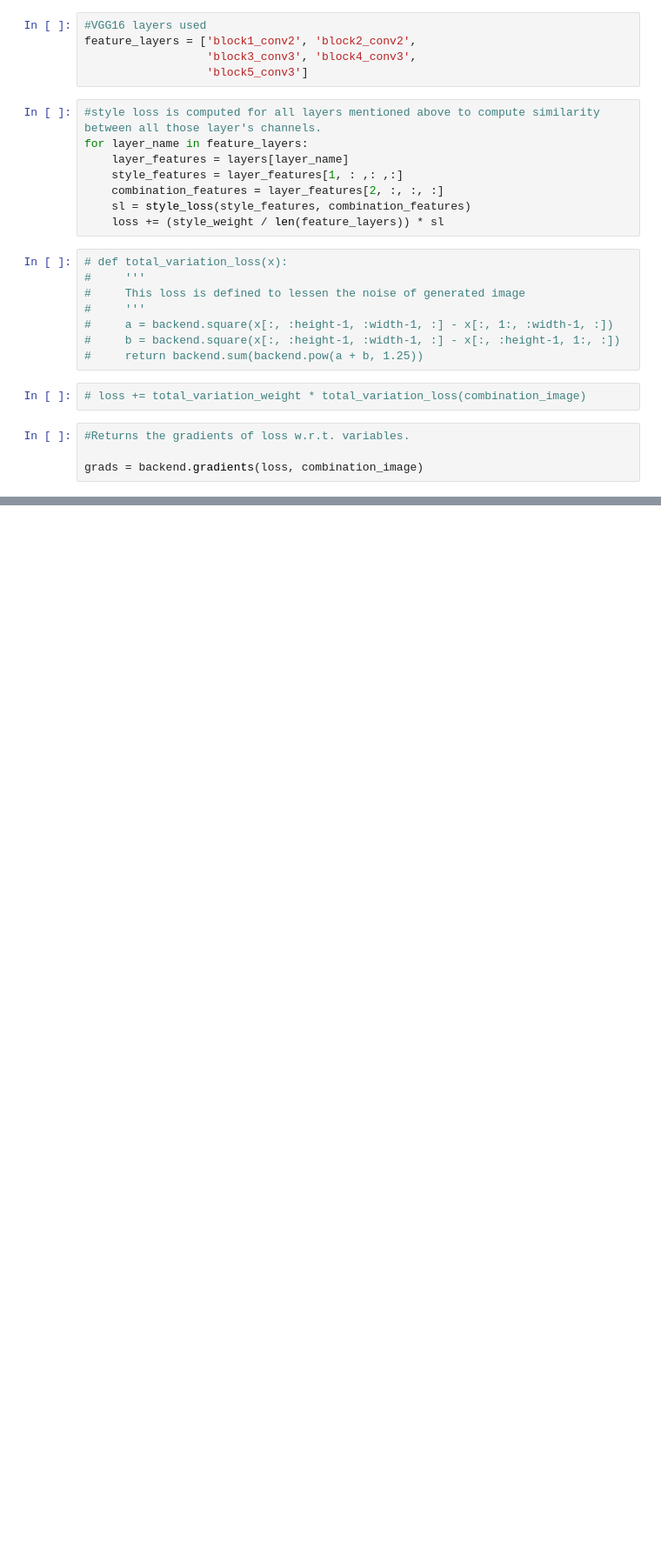
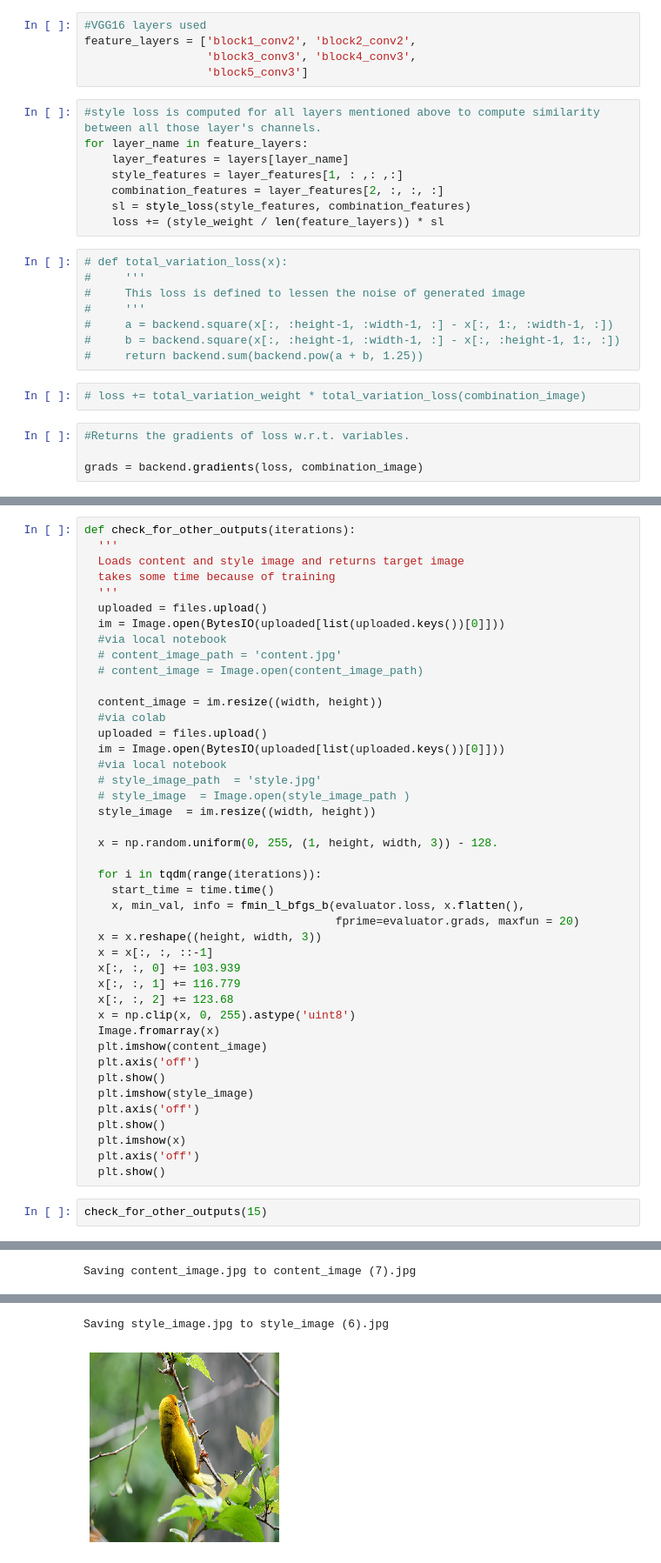
Before and after one commit to Saharsh007/Neural-Style-Transfer, a Jupyter notebook: NSTv1_with_explanation.ipynb, the cells around one changed output, grey strips where cells are left out. Shown at 87% size. Cells and saved outputs as stored; diff of their text form; blank space fills up the shorter version.

```diff
--- a/NSTv1_with_explanation.ipynb
+++ b/NSTv1_with_explanation.ipynb
@@ -232,0 +363,46 @@ f_outputs = backend.function([combination_image], outputs)
+# %%
+def check_for_other_outputs(iterations):
+  '''
+  Loads content and style image and returns target image
+  takes some time because of training
+  '''
+  uploaded = files.upload()
+  im = Image.open(BytesIO(uploaded[list(uploaded.keys())[0]]))
+  #via local notebook
+  # content_image_path = 'content.jpg'
+  # content_image = Image.open(content_image_path)
+
+  content_image = im.resize((width, height))
+  #via colab
+  uploaded = files.upload()
+  im = Image.open(BytesIO(uploaded[list(uploaded.keys())[0]]))
+  #via local notebook
+  # style_image_path  = 'style.jpg'
+  # style_image  = Image.open(style_image_path )
+  style_image  = im.resize((width, height))
+
+  x = np.random.uniform(0, 255, (1, height, width, 3)) - 128.
+
+  for i in tqdm(range(iterations)):
+    start_time = time.time()
+    x, min_val, info = fmin_l_bfgs_b(evaluator.loss, x.flatten(),
+                                     fprime=evaluator.grads, maxfun = 20)
+  x = x.reshape((height, width, 3))
+  x = x[:, :, ::-1]
+  x[:, :, 0] += 103.939
+  x[:, :, 1] += 116.779
+  x[:, :, 2] += 123.68
+  x = np.clip(x, 0, 255).astype('uint8')
+  Image.fromarray(x)
+  plt.imshow(content_image)
+  plt.axis('off')
+  plt.show()
+  plt.imshow(style_image)
+  plt.axis('off')
+  plt.show()
+  plt.imshow(x)
+  plt.axis('off')
+  plt.show()
+# %%
+check_for_other_outputs(15)
+# %% [output]
@@ -232,0 +410 @@ f_outputs = backend.function([combination_image], outputs)
+Saving content_image.jpg to content_image (7).jpg
@@ -232,0 +412,2 @@ f_outputs = backend.function([combination_image], outputs)
+Saving style_image.jpg to style_image (6).jpg
+[figure, added]
```
Also changed, not shown: parts of 23 cells of this notebook, 16 other files.
